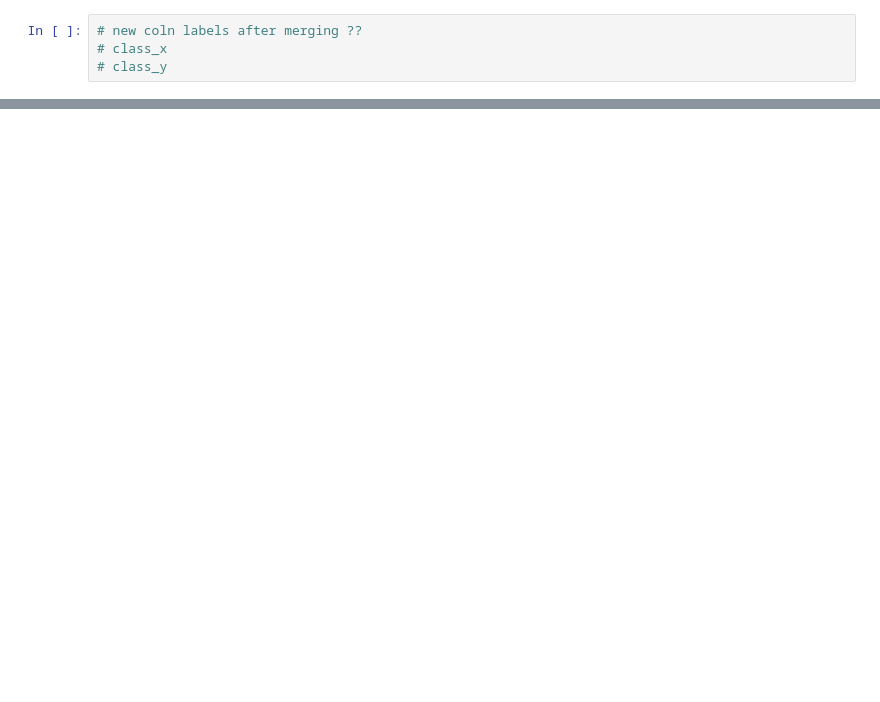
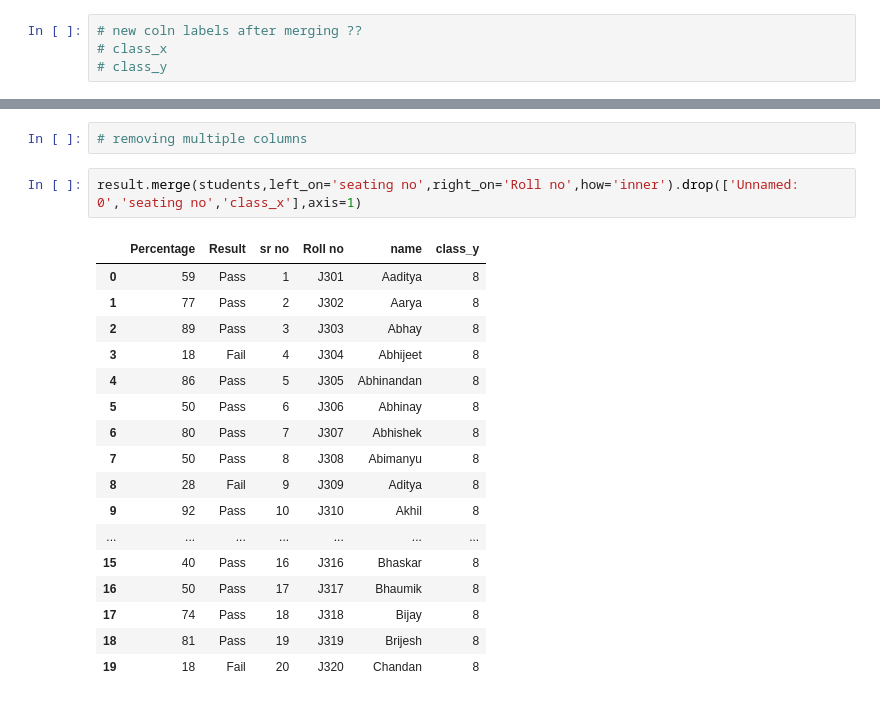
Before and after one commit to dailycodeminskole/9AM_DS_FEB2024, a Jupyter notebook: 019_pandas.ipynb, the cells around one changed output, grey strips where cells are left out. Saved outputs shown, nothing was run; the diff lists cells and outputs as text; blank space fills up the shorter version.

```diff
--- a/019_pandas.ipynb
+++ b/019_pandas.ipynb
@@ -251,0 +292,22 @@ result.merge(students,left_on='seating no',right_on='Roll no',how='inner') #how=
+# %%
+# removing multiple columns
+# %%
+result.merge(students,left_on='seating no',right_on='Roll no',how='inner').drop(['Unnamed: 0','seating no','class_x'],axis=1)
+# %% [output]
+|  | Percentage | Result | sr no | Roll no | name | class_y |
+| 0 | 59 | Pass | 1 | J301 | Aaditya | 8 |
+| 1 | 77 | Pass | 2 | J302 | Aarya | 8 |
+| 2 | 89 | Pass | 3 | J303 | Abhay | 8 |
+| 3 | 18 | Fail | 4 | J304 | Abhijeet | 8 |
+| 4 | 86 | Pass | 5 | J305 | Abhinandan | 8 |
+| 5 | 50 | Pass | 6 | J306 | Abhinay | 8 |
+| 6 | 80 | Pass | 7 | J307 | Abhishek | 8 |
+| 7 | 50 | Pass | 8 | J308 | Abimanyu | 8 |
+| 8 | 28 | Fail | 9 | J309 | Aditya | 8 |
+| 9 | 92 | Pass | 10 | J310 | Akhil | 8 |
+| ... | ... | ... | ... | ... | ... | ... |
+| 15 | 40 | Pass | 16 | J316 | Bhaskar | 8 |
+| 16 | 50 | Pass | 17 | J317 | Bhaumik | 8 |
+| 17 | 74 | Pass | 18 | J318 | Bijay | 8 |
+| 18 | 81 | Pass | 19 | J319 | Brijesh | 8 |
+| 19 | 18 | Fail | 20 | J320 | Chandan | 8 |
```
Also changed, not shown: parts of 4 cells of this notebook.
